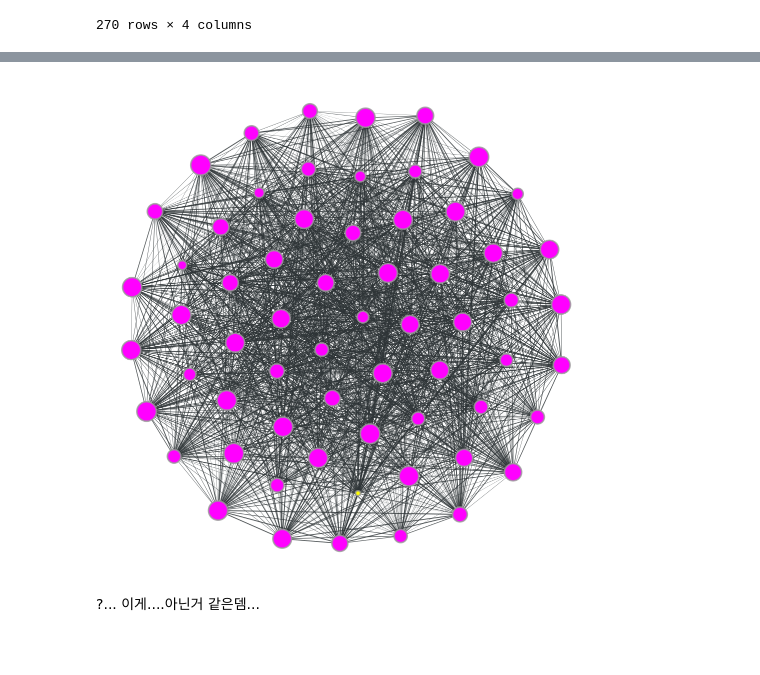
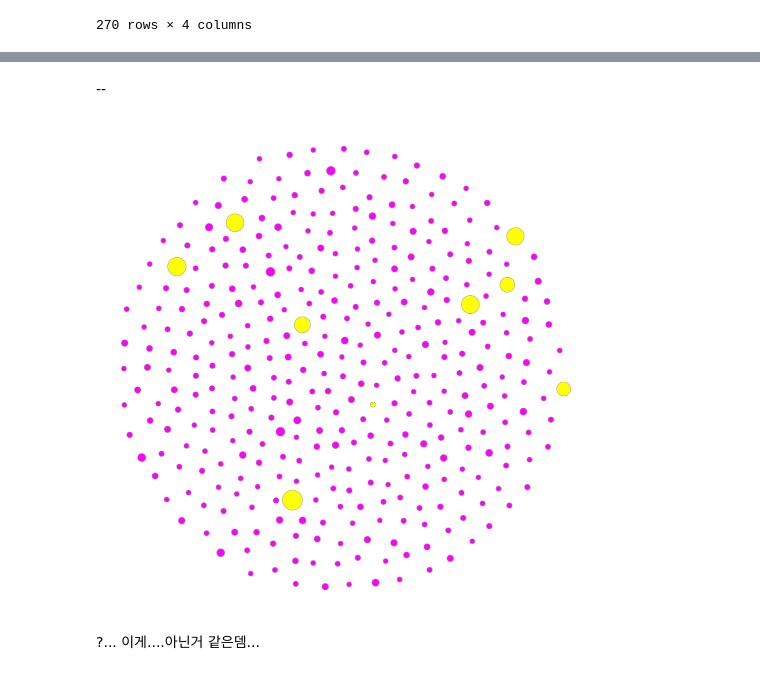
Before and after one commit to boram-coco/GNNpaper_review, a Jupyter notebook: posts/[Graph] 240513(amt80미만).ipynb, the cells around one changed output, grey strips where cells are left out. Drawn from its saved outputs; the diff is of its cells as text; code cells hidden in the pictures; blank space fills up the shorter version.

```diff
--- a/posts/[Graph] 240513(amt80미만).ipynb
+++ b/posts/[Graph] 240513(amt80미만).ipynb
@@ -139,12 +173,62 @@ dr_opts = {
-# %%
-graft.graph.plot_undirected_weighted(
-    g,
-    node_color=g.y,
-    node_size=g.x,
-    edge_weight_text=False,
-    draw_options= dr_opts,
-)
-# %% [output]
-[figure, removed]
+# %% [markdown]
+--
+# %%
+c_sample = 1.800590e+14
+# %%
+groups = fraudTrain[fraudTrain['cc_num'] == c_sample]
+def compute_time_difference(group):
+    n = len(group)
+    result = []
+    for i in range(n):
+        for j in range(n):
+            time_difference = abs(group.iloc[i].trans_date_trans_time.value - group.iloc[j].trans_date_trans_time.value)
+            result.append([group.iloc[i].name, group.iloc[j].name, time_difference])
+    return result
+
+edge_index = compute_time_difference(groups)
+edge_index = (np.array(edge_index)).astype(np.float64)
+edge_index = np.array(edge_index)[np.array(edge_index)[:,0] != np.array(edge_index)[:,1]]
+theta = 1e7
+edge_index[:,2] = (np.exp(-edge_index[:,2]/theta)!= 1)*(np.exp(-edge_index[:,2]/theta))
+edge_index = edge_index.tolist()
+selected_indices1 = fraudTrain[fraudTrain['cc_num'] ==  c_sample].index
+is_fraud_values1 = fraudTrain.loc[selected_indices1, 'is_fraud'].tolist()
+g = torch_geometric.data.Data(
+    edge_index = np.array(edge_index)[:,:2],
+    edge_attr = np.array(edge_index)[:,-1],  # weight
+    x = fraudTrain.loc[selected_indices1, 'amt'].tolist(),
+    y = fraudTrain.loc[selected_indices1, 'is_fraud'].tolist()
+)
+
+
+
+unique_nodes = set(g.edge_index.reshape(-1).tolist())
+dict_map = {n:i for i,n in enumerate(unique_nodes)}
+source, target = np.array(edge_index)[:,0], np.array(edge_index)[:,1]
+edge_index_selected2 = torch.tensor([[dict_map[s] for s in source.tolist()],[dict_map[t] for t in target.tolist()]])
+
+g = torch_geometric.data.Data(
+    edge_index = edge_index_selected2,
+    edge_attr = np.array(edge_index)[:,-1],
+    x = fraudTrain.loc[selected_indices1, 'amt'].tolist(),
+    y = fraudTrain.loc[selected_indices1, 'is_fraud'].tolist()
+)
+
+dr_opts = {
+    'output_size': (500,500),
+    'edge_marker_size': 1,
+    #'output':"ten-nodes.pdf",
+}
+
+
+graft.graph.plot_undirected_weighted(
+    g,
+    node_color=g.y,
+    node_size=g.x,
+    edge_weight_text=False,
+    draw_options= dr_opts,
+)
+# %% [output]
+[figure, added]
 # %% [markdown]
 ?... 이게....아닌거 같은뎀...
```
Also changed, not shown: parts of 12 cells of this notebook, 7 other files.
